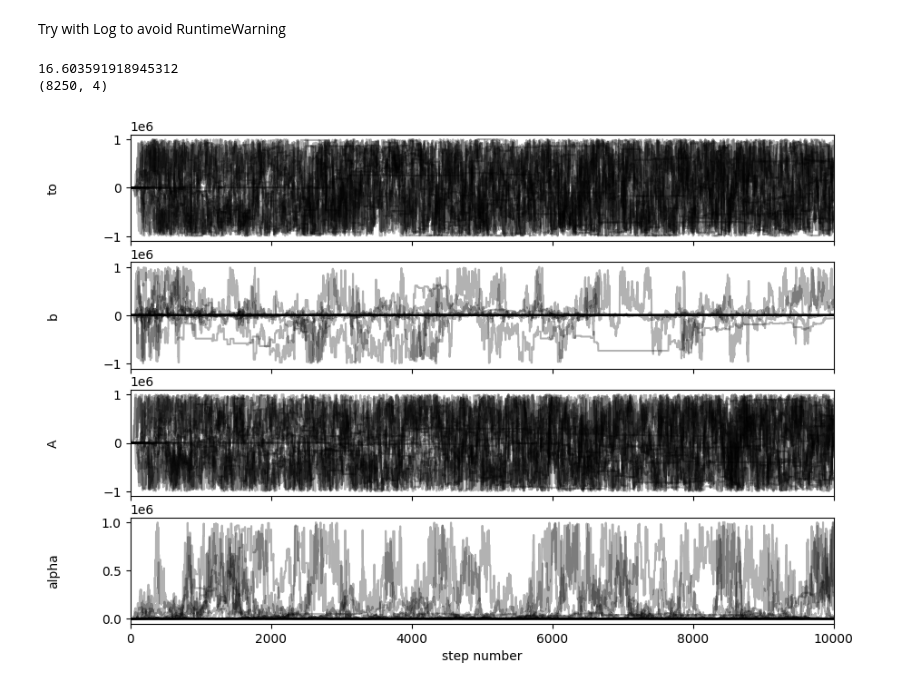
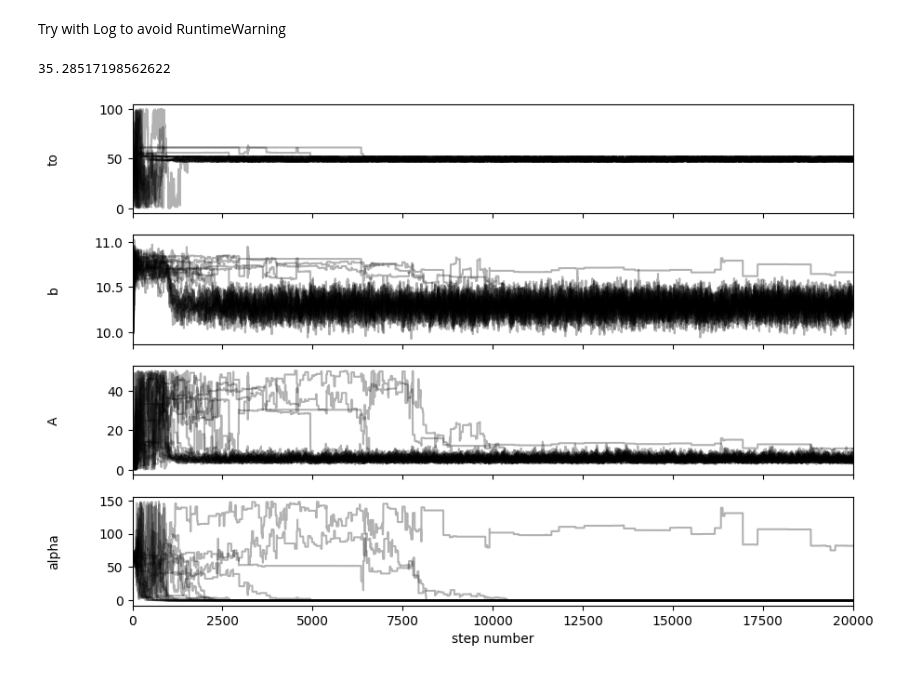
Before and after one commit to Sofiadossena/astrostatistics_bicocca_2025, a Jupyter notebook: working/Transient.ipynb, the cells around one changed output. Drawn from its saved outputs; the diff is of its cells as text; code cells hidden in the pictures.

```diff
--- a/working/Transient.ipynb
+++ b/working/Transient.ipynb
@@ -21,38 +22,3 @@ plt.show()
 [figure]
 # %% [markdown]
 Try with Log to avoid RuntimeWarning
-# %%
-# def burst (x):  #our burst model, x are parameters  x[0] = t0, x[2] = A, x[1] = b, x[3] = alpha
-#     if times<x[0]:           #data are fixed
-#         return x[1]
-#     else:
-#         return x[1] + x[2]*np.exp(-(times-x[0])*x[3])
-
-
-def distances (x):
-    if np.any(np.abs(x) > 1e6):
-        return np.inf
-    for i in range(len(times)):
-        if times[i]<x[0]:
-            return np.abs(flux[i]-x[1])/err[i]
-        else:
-            return np.abs(flux[i]-(x[1] + x[2]*np.exp(-(times[i]-x[0])*x[3])))/err[i]
-
-def LogLikelihood(x):
-   return
-
-
-def prior(x):
-    if x[3]==0:
-        return np.inf
-    prior_t0=1/100
-    prior_A=1/50
-    prior_b=1/50
-    prior_alpha=1/(10*x[3])
-    return prior_t0*prior_A*prior_b*prior_alpha
-
-def LogPosterior (x):
-    if prior(x)<=0:
-        return -np.inf
-    else:
-        return LogLikelihood(x) + np.log(prior(x))
@@ -59,34 +69,33 @@ def LogPosterior (x):
 # %%
 ndim = 4  # number of parameters in the model
-nwalkers = 25  # number of MCMC walkers
+nwalkers = 20  # number of MCMC walkers
 burn = 10000  # "burn-in" period to let chains stabilize
-nsteps = 10000  # number of MCMC steps to take **for each walker**
+nsteps = 20000  # number of MCMC steps to take **for each walker**
 
 # initialize theta
 np.random.seed(0)
-starting_guesses = np.random.random((nwalkers, ndim)) #starting point for each walker for each parameter
+starting_guesses = np.array([50,10,4,60])+1e-3*np.random.random((nwalkers, ndim)) #starting point for each walker for each parameter
 
 # the function call where all the work happens:
 sampler = emcee.EnsembleSampler(nwalkers, ndim, LogPosterior)
 elapsed=time.time()
 sampler.run_mcmc(starting_guesses, nsteps)
 print(time.time()-elapsed)
 
 fig, axes = plt.subplots(4, figsize=(10, 7), sharex=True)
 samples = sampler.get_chain()
 labels = ["to","b", "A", "alpha"]
 for i in range(ndim):
     ax = axes[i]
     ax.plot(samples[:, :, i], "k", alpha=0.3)
     ax.set_xlim(0, len(samples))
     ax.set_ylabel(labels[i])
     ax.yaxis.set_label_coords(-0.1, 0.5)
 
 axes[-1].set_xlabel("step number");
 
 flat_samples = sampler.get_chain(discard=100, thin=30, flat=True)
 # %% [output]
-16.603591918945312
-(8250, 4)
+35.28517198562622
-[figure, old version]
+[figure, new version]
 # %%
```
Also changed, not shown: parts of 4 cells of this notebook.
